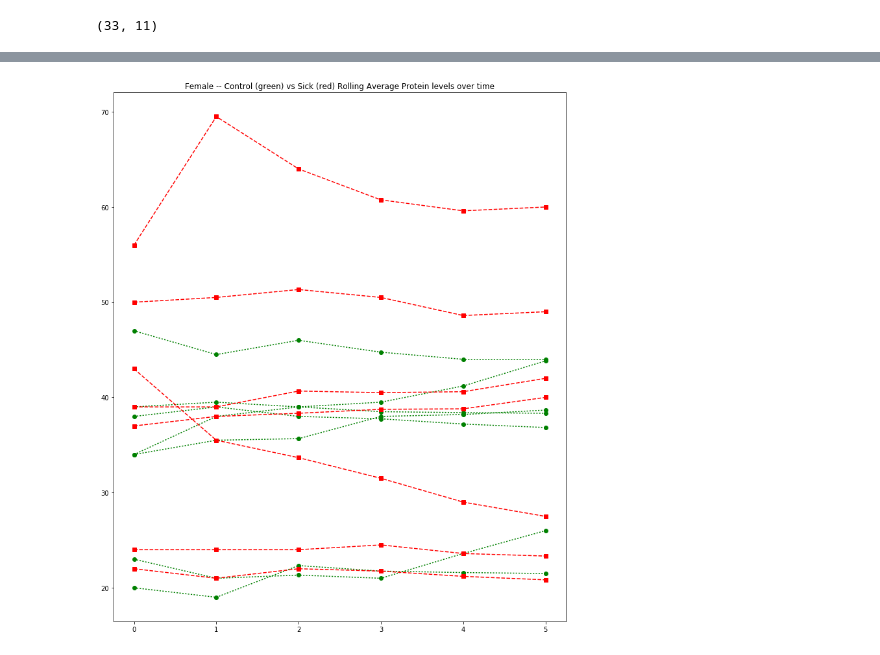
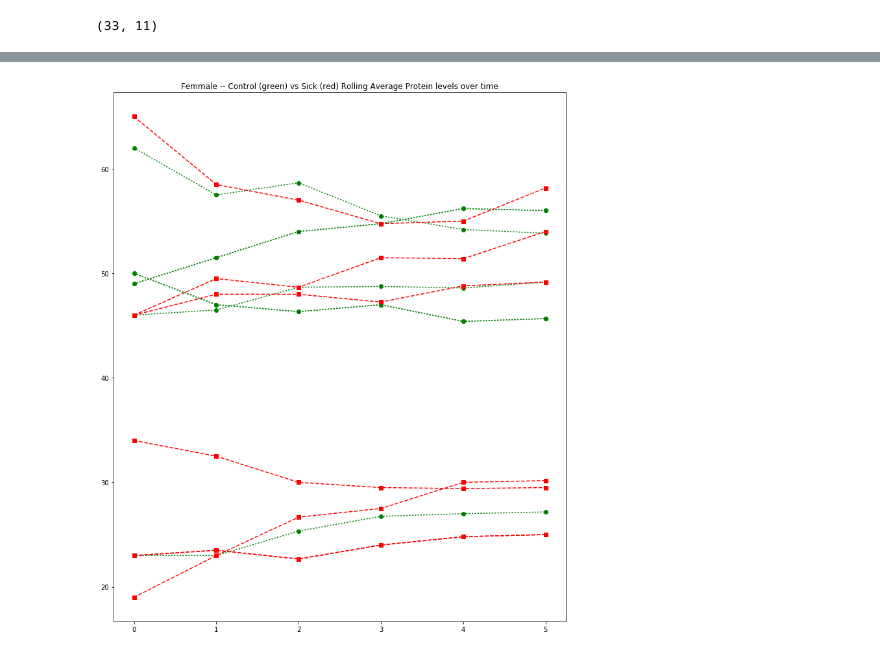
Before and after one commit to Rahul-Khanna/comp_gene, a Jupyter notebook: Data_exploration_round_2.ipynb, the cells around one changed output, grey strips where cells are left out. Saved outputs shown, nothing was run; the diff lists cells and outputs as text; code cells hidden in the pictures.

```diff
--- a/Data_exploration_round_2.ipynb
+++ b/Data_exploration_round_2.ipynb
@@ -79,7 +79,7 @@ Number of Females that are Sick : 146
 proteinKeys = ['protein_BL', 'protein_V4', 'protein_V6', 'protein_V8', 'protein_V10', 'protein_V12']
 
 def getFullValuesOnly(dic, filterOutliers=True):
-    fullEntities = []
+    fullEntities = {}
     for key in dic:
         entity = dic[key]
         valid = True
@@ -94,7 +94,9 @@ def getFullValuesOnly(dic, filterOutliers=True):
             for key2 in proteinKeys:
                 temp.append(entity[key2])
 
-            fullEntities.append(temp)
+            fullEntities[key] = {"age" : entity["age"],
+                                 "monthsFromScreening" : entity["monthsFromScreening"],
+                                 "vector" : temp }
 
     return fullEntities
 
@@ -198,0 +321,20 @@ usefulFunctions.createLinePlotsOnSamePlot(allFullyFilledAvgMales, labels, colors
+# %%
+colors = ['go:', 'rs--', 'bx-', 'yd-.', 'k*--']
+legend = ['Under 50', '50<=x<60', '60<=x<70', '70<=x<75', '75+']
+labels = []
+vectors = []
+for key in rollingAverageSickMales:
+    male = rollingAverageSickMales[key]
+    if male['age'] < 50:
+        labels.append(0)
+    elif male['age'] < 60:
+        labels.append(1)
+    elif male['age'] < 70:
+        labels.append(2)
+    elif male['age'] < 75:
+        labels.append(3)
+    else:
+        labels.append(4)
+    vectors.append(male['vector'])
+usefulFunctions.createLinePlotsOnSamePlot(vectors, labels, colors)
+print "Under 50 - green, 50<=x<60 - red, 60<=x<70 - blue, 70<=x<75 - yellow, 75+ - black"
@@ -199,22 +344,23 @@ usefulFunctions.createLinePlotsOnSamePlot(allFullyFilledAvgMales, labels, colors
 # %%
 rollingAverageControlFemales = computeRollingAverages(controlFemales)
 rollingAverageSickFemales = computeRollingAverages(sickFemales)
 
 randomAvgControlFemales = selectRandom(rollingAverageControlFemales, 7)
 randomAvgSickFemales = selectRandom(rollingAverageSickFemales, 7)
 
 labels = []
-for entry in randomAvgControlFemales:
+allFullyFilledAvgFemales =  []
+for key in randomAvgControlFemales:
     labels.append(0)
-for entry in randomAvgSickFemales:
+    allFullyFilledAvgFemales.append(randomAvgControlFemales[key]['vector'])
+for key in randomAvgSickFemales:
     labels.append(1)
+    allFullyFilledAvgFemales.append(randomAvgSickFemales[key]['vector'])
 
-allFullyFilledAvgFemales = randomAvgControlFemales + randomAvgSickFemales
 colors = ['go:', 'rs--']
-title = "Female -- Control (green) vs Sick (red) Rolling Average Protein levels over time"
-
-usefulFunctions.createLinePlotsOnSamePlot(allFullyFilledAvgFemales, labels, colors, title)
+title = "Femmale -- Control (green) vs Sick (red) Rolling Average Protein levels over time"
+usefulFunctions.createLinePlotsOnSamePlot(allFullyFilledAvgMales, labels, colors, title)
 # green is control
 # red is sick
 # %% [output]
-[figure, old version]
+[figure, new version]
```
Also changed, not shown: parts of 21 cells of this notebook, 1 other file.
